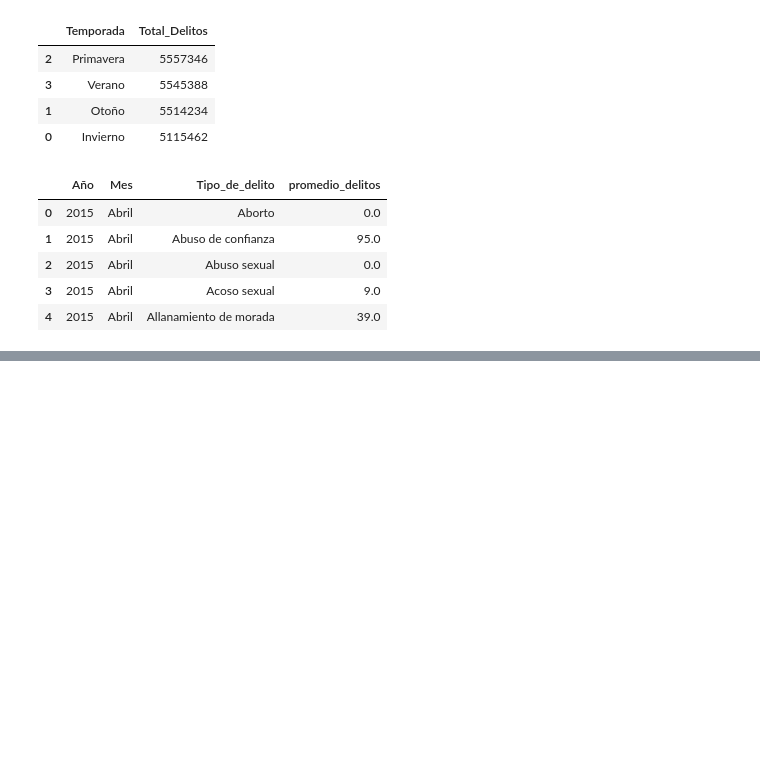
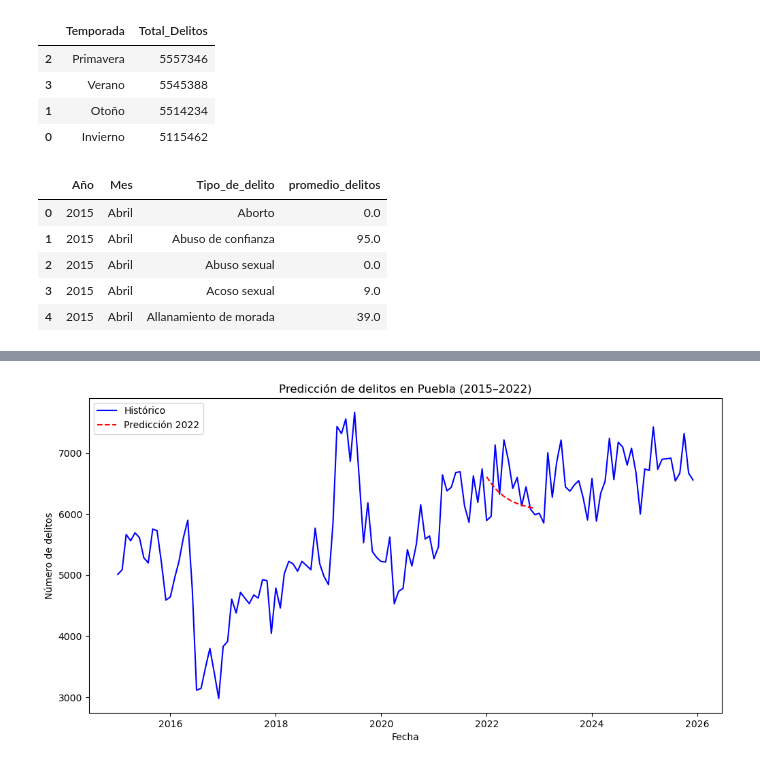
Before and after one commit to Nefi-Fran-Oc/EBACMX-DATA-ANALYST, a Jupyter notebook: Proyecto Final – Nefi Francisco Ocelotl.ipynb, the cells around one changed output, grey strips where cells are left out. Saved outputs shown, nothing was run; the diff lists cells and outputs as text; code cells hidden in the pictures; blank space fills up the shorter version.

```diff
--- a/Proyecto Final – Nefi Francisco Ocelotl.ipynb
+++ b/Proyecto Final – Nefi Francisco Ocelotl.ipynb
@@ -211,0 +235,8 @@ df_montecarlo_py = (
+# %%
+#Agrupación
+df_ts = (
+    df_puebla_ts
+    .groupby('Fecha')['Delitos']
+    .sum()
+    .reset_index()
+)
@@ -211,0 +257,3 @@ df_montecarlo_py = (
+# %%
+#Entrenamiento hasta 2021
+train = df_ts[:'2021']
@@ -211,0 +264,5 @@ df_montecarlo_py = (
+# %%
+model = ARIMA(train['Delitos'], order=(1,1,1))
+model_fit = model.fit()
+
+print(model_fit.summary())
@@ -211,0 +287,14 @@ df_montecarlo_py = (
+# %%
+#12 meses (2022 completo)
+forecast = model_fit.forecast(steps=12)
+
+#Crear fechas futuras
+future_dates = pd.date_range(start='2022-01-01', periods=12, freq='MS')
+
+#DataFrame de predicción
+df_forecast = pd.DataFrame({
+    'Fecha': future_dates,
+    'Prediccion': forecast.values
+}).set_index('Fecha')
+
+df_forecast.head()
@@ -211,0 +309,17 @@ df_montecarlo_py = (
+# %%
+plt.figure(figsize=(12,6))
+
+#Histórico
+plt.plot(df_ts, label='Histórico', color='blue')
+
+#Predicción
+plt.plot(df_forecast, label='Predicción 2022', linestyle='--', color='red')
+
+plt.title('Predicción de delitos en Puebla (2015–2022)')
+plt.xlabel('Fecha')
+plt.ylabel('Número de delitos')
+plt.legend()
+
+plt.show()
+# %% [output]
+[figure, added]
```
Also changed, not shown: parts of 13 cells of this notebook, 2 other files.
